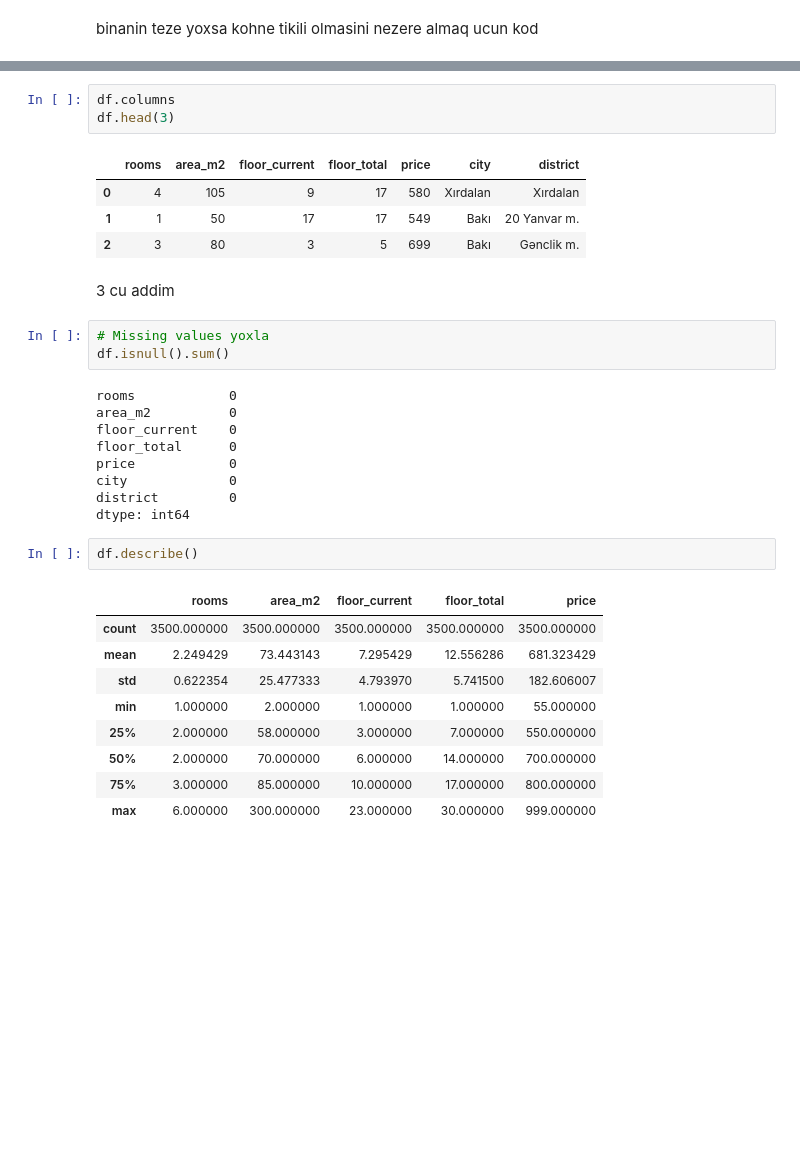
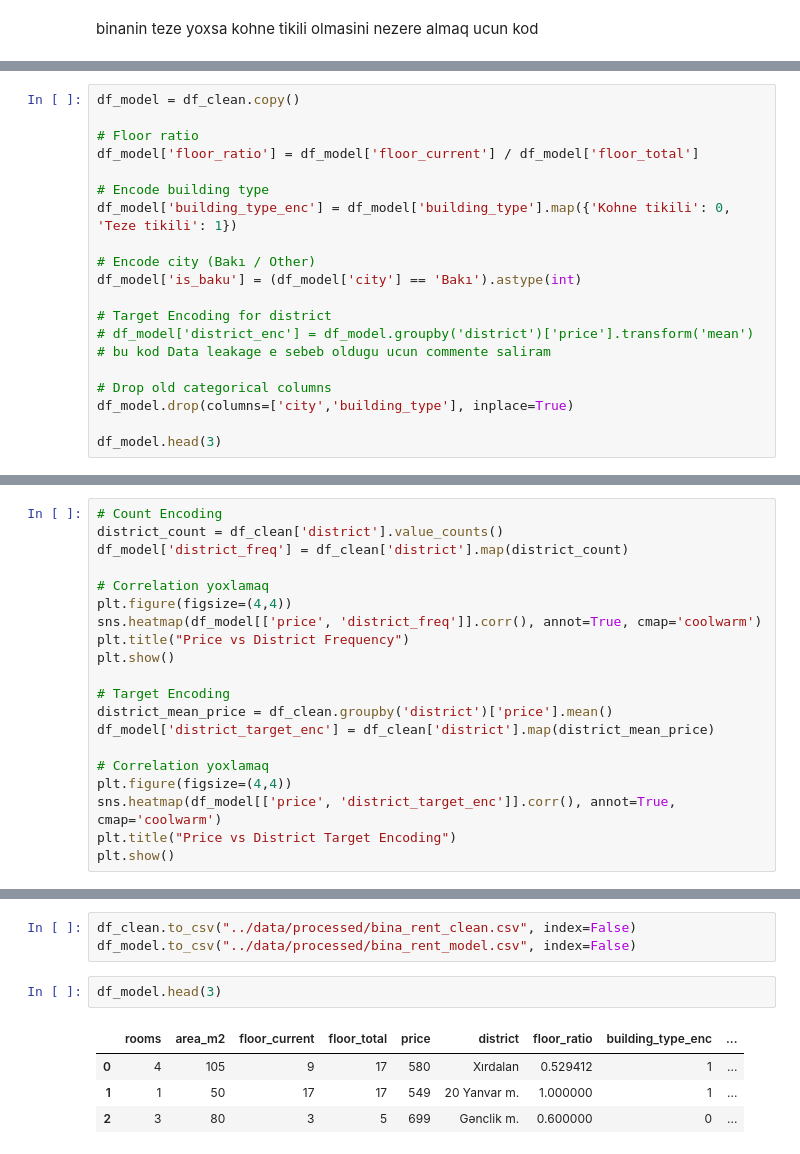
Before and after one commit to VahidQurbanov/bina_rent_price_prediction, a Jupyter notebook: notebooks/02_eda.ipynb, the cells around one changed output, grey strips where cells are left out. Cells and saved outputs as stored; diff of their text form; blank space fills up the shorter version.

```diff
--- a/notebooks/02_eda.ipynb
+++ b/notebooks/02_eda.ipynb
@@ -96,0 +186,20 @@ df[['city','district']].head(10)
+# %%
+df_model = df_clean.copy()
+
+# Floor ratio
+df_model['floor_ratio'] = df_model['floor_current'] / df_model['floor_total']
+
+# Encode building type
+df_model['building_type_enc'] = df_model['building_type'].map({'Kohne tikili': 0, 'Teze tikili': 1})
+
+# Encode city (Bakı / Other)
+df_model['is_baku'] = (df_model['city'] == 'Bakı').astype(int)
+
+# Target Encoding for district
+# df_model['district_enc'] = df_model.groupby('district')['price'].transform('mean')
+# bu kod Data leakage e sebeb oldugu ucun commente saliram
+
+# Drop old categorical columns
+df_model.drop(columns=['city','building_type'], inplace=True)
+
+df_model.head(3)
@@ -96,0 +252,20 @@ df[['city','district']].head(10)
+# %%
+# Count Encoding
+district_count = df_clean['district'].value_counts()
+df_model['district_freq'] = df_clean['district'].map(district_count)
+
+# Correlation yoxlamaq
+plt.figure(figsize=(4,4))
+sns.heatmap(df_model[['price', 'district_freq']].corr(), annot=True, cmap='coolwarm')
+plt.title("Price vs District Frequency")
+plt.show()
+
+# Target Encoding
+district_mean_price = df_clean.groupby('district')['price'].mean()
+df_model['district_target_enc'] = df_clean['district'].map(district_mean_price)
+
+# Correlation yoxlamaq
+plt.figure(figsize=(4,4))
+sns.heatmap(df_model[['price', 'district_target_enc']].corr(), annot=True, cmap='coolwarm')
+plt.title("Price vs District Target Encoding")
+plt.show()
@@ -97,34 +275,10 @@ df[['city','district']].head(10)
+# %%
+df_clean.to_csv("../data/processed/bina_rent_clean.csv", index=False)
+df_model.to_csv("../data/processed/bina_rent_model.csv", index=False)
 # %%
-df.columns
-df.head(3)
+df_model.head(3)
 # %% [output]
-|  | rooms | area_m2 | floor_current | floor_total | price | city | district |
-| 0 | 4 | 105 | 9 | 17 | 580 | Xırdalan | Xırdalan |
-| 1 | 1 | 50 | 17 | 17 | 549 | Bakı | 20 Yanvar m. |
-| 2 | 3 | 80 | 3 | 5 | 699 | Bakı | Gənclik m. |
+|  | rooms | area_m2 | floor_current | floor_total | price | district | floor_ratio | building_type_enc | ... |
+| 0 | 4 | 105 | 9 | 17 | 580 | Xırdalan | 0.529412 | 1 | ... |
+| 1 | 1 | 50 | 17 | 17 | 549 | 20 Yanvar m. | 1.000000 | 1 | ... |
+| 2 | 3 | 80 | 3 | 5 | 699 | Gənclik m. | 0.600000 | 0 | ... |
-# %% [markdown]
-3 cu addim
-# %%
-# Missing values yoxla
-df.isnull().sum()
-# %% [output]
-rooms            0
-area_m2          0
-floor_current    0
-floor_total      0
-price            0
-city             0
-district         0
-dtype: int64
-# %%
-df.describe()
-# %% [output]
-|  | rooms | area_m2 | floor_current | floor_total | price |
-| count | 3500.000000 | 3500.000000 | 3500.000000 | 3500.000000 | 3500.000000 |
-| mean | 2.249429 | 73.443143 | 7.295429 | 12.556286 | 681.323429 |
-| std | 0.622354 | 25.477333 | 4.793970 | 5.741500 | 182.606007 |
-| min | 1.000000 | 2.000000 | 1.000000 | 1.000000 | 55.000000 |
-| 25% | 2.000000 | 58.000000 | 3.000000 | 7.000000 | 550.000000 |
-| 50% | 2.000000 | 70.000000 | 6.000000 | 14.000000 | 700.000000 |
-| 75% | 3.000000 | 85.000000 | 10.000000 | 17.000000 | 800.000000 |
-| max | 6.000000 | 300.000000 | 23.000000 | 30.000000 | 999.000000 |
```
Also changed, not shown: parts of 27 cells of this notebook, 5 other files.
